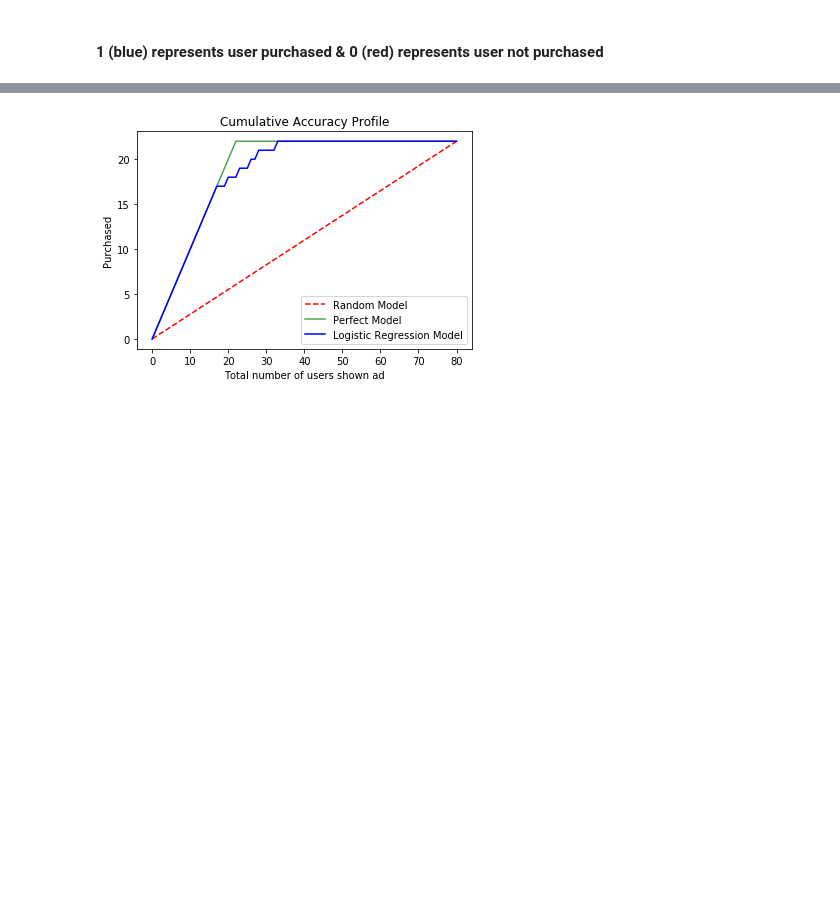
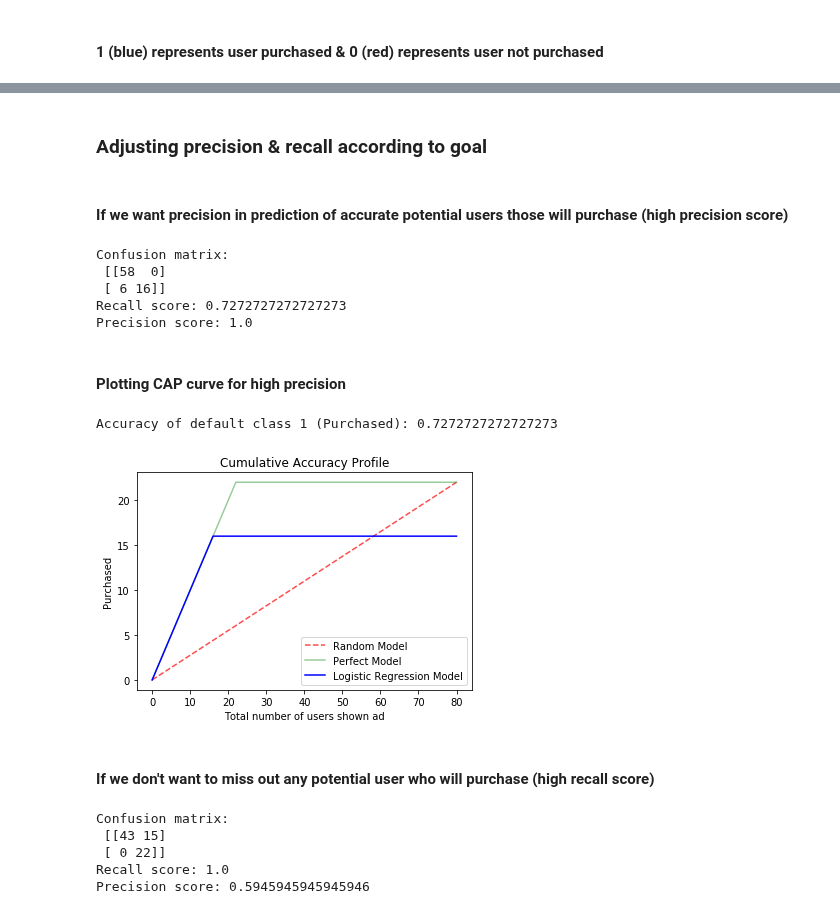
Before and after one commit to vaibhavyesalwad/Machine-Learning-using-libraries, a Jupyter notebook: Classification/Logistic Regression/01_PredictAdClickOrNot.ipynb, the cells around one changed output, grey strips where cells are left out. Saved outputs shown, nothing was run; the diff lists cells and outputs as text; code cells hidden in the pictures; blank space fills up the shorter version.

Commit message:
Added: CAP curves after adjusting precision & recall according to goal

```diff
--- a/Classification/Logistic Regression/01_PredictAdClickOrNot.ipynb
+++ b/Classification/Logistic Regression/01_PredictAdClickOrNot.ipynb
@@ -127,4 +125,27 @@ plot_colormap(test_x_values, test_y_values, classifier,'Test set')
+# %% [markdown]
+### Adjusting precision & recall according to goal
+# %% [markdown]
+#### If we want precision in prediction of accurate potential users those will purchase (high precision score)
+# %%
+test_prob = classifier.predict_proba(test_x_values)[:,1]
+prob = 0.6
+test_prediction = np.where(test_prob > prob, 1, 0)
+# %%
+print(f'Confusion matrix:\n {confusion_matrix(test_y_values, test_prediction)}')
+print(f'Recall score: {recall_score(test_y_values, test_prediction)}')
+print(f'Precision score: {precision_score(test_y_values, test_prediction)}')
+# %% [output]
+Confusion matrix:
+ [[58  0]
+ [ 6 16]]
+Recall score: 0.7272727272727273
+Precision score: 1.0
+# %% [markdown]
+#### Plotting CAP curve for high precision
 # %%
-y_axis_values = plot_cap_curve(test_x_values, test_y_values, classifier, 'Total number of users shown ad', 'Purchased', 'Logistic Regression Model')
+plot_cap_curve(test_y_values, test_x_values, classifier, prob, 'Total number of users shown ad', 'Purchased', 'Logistic Regression Model')
 # %% [output]
+Accuracy of default class 1 (Purchased): 0.7272727272727273
-[figure, old version]
+[figure, new version]
+# %% [markdown]
+#### If we don't want to miss out any potential user who will purchase (high recall score)
@@ -130,0 +156,10 @@ y_axis_values = plot_cap_curve(test_x_values, test_y_values, classifier, 'Total
+# %%
+print(f'Confusion matrix:\n {confusion_matrix(test_y_values, test_prediction)}')
+print(f'Recall score: {recall_score(test_y_values, test_prediction)}')
+print(f'Precision score: {precision_score(test_y_values, test_prediction)}')
+# %% [output]
+Confusion matrix:
+ [[43 15]
+ [ 0 22]]
+Recall score: 1.0
+Precision score: 0.5945945945945946
```
Also changed, not shown: parts of 12 cells of this notebook.
